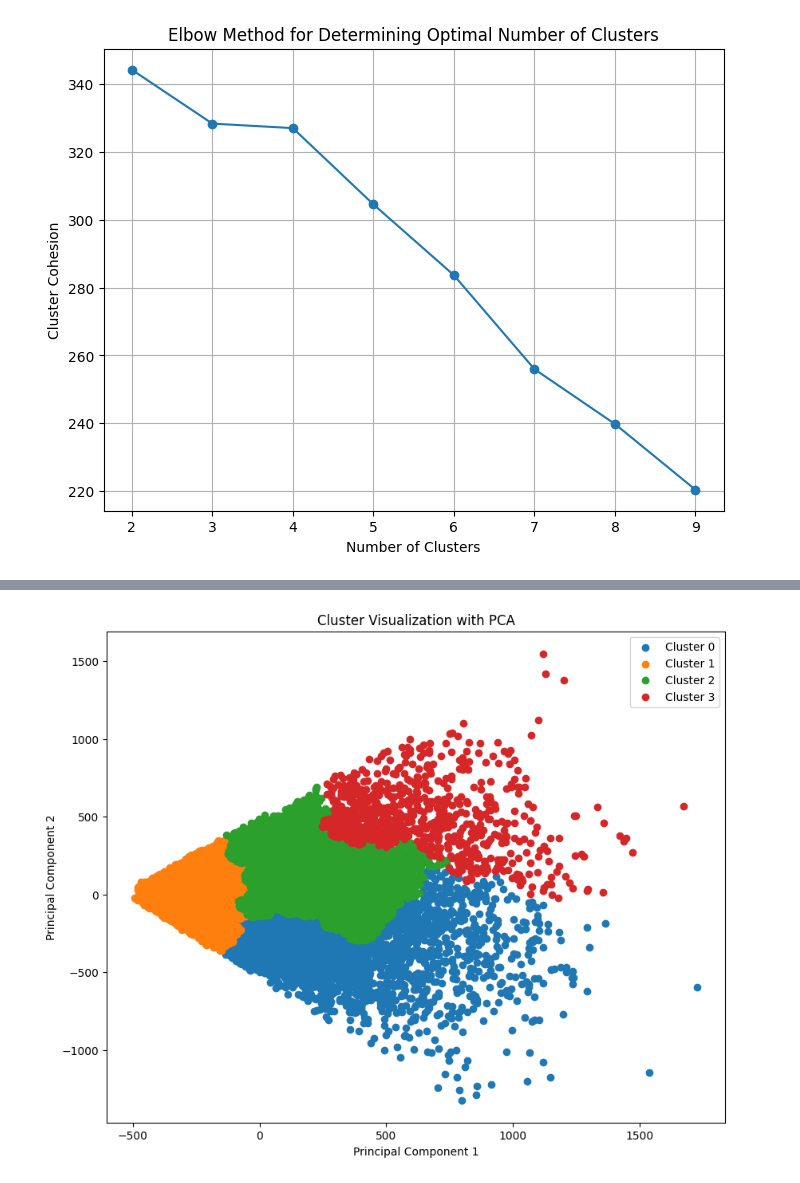
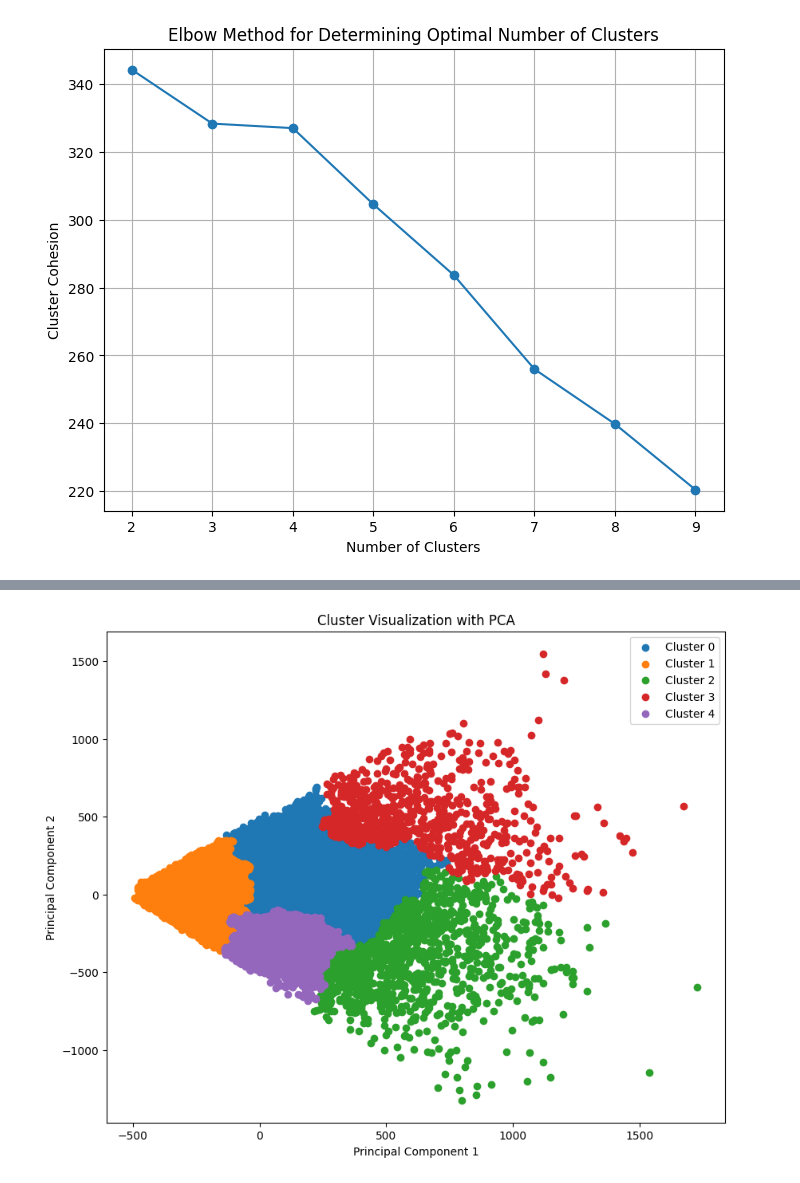
Before and after one commit to eder1234/Clustering-features-Fourier-Descriptors, a Jupyter notebook: fd-0.ipynb, the cells around one changed output, grey strips where cells are left out. Cells and saved outputs as stored; diff of their text form; code cells hidden in the pictures.

```diff
--- a/fd-0.ipynb
+++ b/fd-0.ipynb
@@ -180,13 +180,13 @@ import ast
 # Number of clusters and samples per cluster
 
 n_samples = 8
-num_c = 4 # Based on the elbow. 5 clusters are also reasonables.
+num_c = 5 # Based on the elbow. 5 clusters are also reasonables.
 # Create a figure with subplots
 fig, axes = plt.subplots(num_c, n_samples, figsize=(15, 10))  # Adjust the size as needed
 
 for i in range(num_c):
     # Select random samples from each cluster
-    cluster_data = df[df['HAC_cluster_4'] == i].sample(n=n_samples, random_state=42)
+    cluster_data = df[df['HAC_cluster_'+str(num_c)] == i].sample(n=n_samples, random_state=42)
 
     for j, (index, row) in enumerate(cluster_data.iterrows()):
         ax = axes[i][j]
@@ -214,25 +214,25 @@ plt.show()
 # %%
 import matplotlib.pyplot as plt
 from sklearn.decomposition import PCA
 
 # Assuming 'features' are your motility parameters
 # Perform PCA to reduce to 2 dimensions
 pca = PCA(n_components=2)
 reduced_features = pca.fit_transform(features)
 
 # Plot
 plt.figure(figsize=(10, 8))
-for cluster in range(4):  # Assuming there are 4 clusters
+for cluster in range(num_c):  # Assuming there are 4 clusters
     cluster_data = reduced_features[df['HAC_cluster_'+str(num_c)] == cluster]
     plt.scatter(cluster_data[:, 0], cluster_data[:, 1], label=f'Cluster {cluster}')
 
 plt.title('Cluster Visualization with PCA')
 plt.xlabel('Principal Component 1')
 plt.ylabel('Principal Component 2')
 plt.legend()
 plt.show()
 # %% [output]
-[figure, old version]
+[figure, new version]
 # %%
 import pandas as pd
 import matplotlib.pyplot as plt
```
Also changed, not shown: parts of 5 cells of this notebook.
